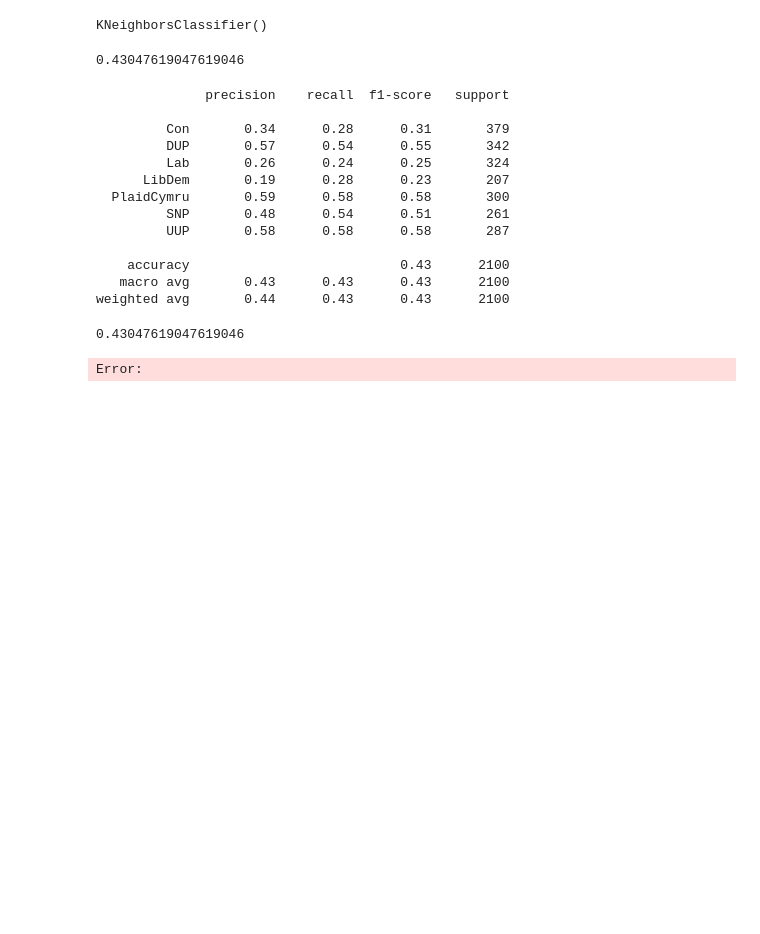
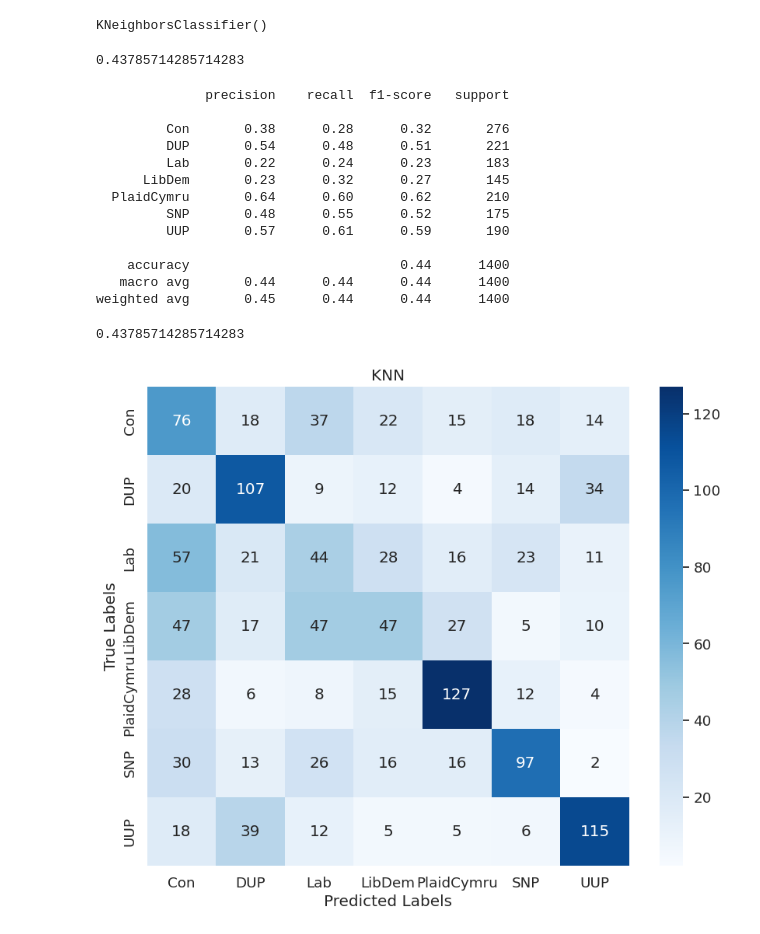
Before and after one commit to szaboildi/uk-pol-speech-classifier, a Jupyter notebook: notebooks/RB_KNN.ipynb, the cells around one changed output. Saved outputs shown, nothing was run; the diff lists cells and outputs as text; code cells hidden in the pictures; blank space fills up the shorter version.

Commit message:
removed untitled, added confusion matrix

```diff
--- a/notebooks/RB_KNN.ipynb
+++ b/notebooks/RB_KNN.ipynb
@@ -26,7 +29,7 @@ Data columns (total 1 columns):
 dtypes: object(1)
 memory usage: 54.8+ KB
 # %%
-X_train, X_test, y_train, y_test = train_test_split(features_df, target_df, test_size=0.30, random_state=42)
+X_train, X_test, y_train, y_test = train_test_split(features_df, target_df, test_size=0.20, random_state=42, stratify=target_df)
 # %%
 model = KNeighborsClassifier()
 model.fit(X_train, y_train)
@@ -35,7 +38,7 @@ KNeighborsClassifier()
 # %%
 model.score(X_test, y_test)
 # %% [output]
-0.43047619047619046
+0.43785714285714283
 # %%
 y_pred = model.predict(X_test)
 # %%
@@ -45,19 +48,34 @@ print(classification_report(y_pred, y_test))
 # %% [output]
               precision    recall  f1-score   support
 
-         Con       0.34      0.28      0.31       379
-         DUP       0.57      0.54      0.55       342
-         Lab       0.26      0.24      0.25       324
-      LibDem       0.19      0.28      0.23       207
-  PlaidCymru       0.59      0.58      0.58       300
-         SNP       0.48      0.54      0.51       261
-         UUP       0.58      0.58      0.58       287
+         Con       0.38      0.28      0.32       276
+         DUP       0.54      0.48      0.51       221
+         Lab       0.22      0.24      0.23       183
+      LibDem       0.23      0.32      0.27       145
+  PlaidCymru       0.64      0.60      0.62       210
+         SNP       0.48      0.55      0.52       175
+         UUP       0.57      0.61      0.59       190
 
-    accuracy                           0.43      2100
-   macro avg       0.43      0.43      0.43      2100
-weighted avg       0.44      0.43      0.43      2100
+    accuracy                           0.44      1400
+   macro avg       0.44      0.44      0.44      1400
+weighted avg       0.45      0.44      0.44      1400
 # %%
 model.score(X_test, y_test)
 # %% [output]
-0.43047619047619046
+0.43785714285714283
-Error:
+# %%
+conf_matrix = confusion_matrix(y_test, y_pred)
+
+# Get the class names
+class_names = target_df['party'].unique()
+
+# Plot the confusion matrix using seaborn
+plt.figure(figsize=(10, 8))
+sns.set(font_scale=1.2)  # Adjust font scale for better readability
+sns.heatmap(conf_matrix, annot=True, fmt='d', cmap='Blues', xticklabels=class_names, yticklabels=class_names)
+plt.xlabel('Predicted Labels')
+plt.ylabel('True Labels')
+plt.title('KNN')
+plt.show()
+# %% [output]
+[figure, added]
```
Also changed, not shown: parts of 1 cell of this notebook, 1 other file.
